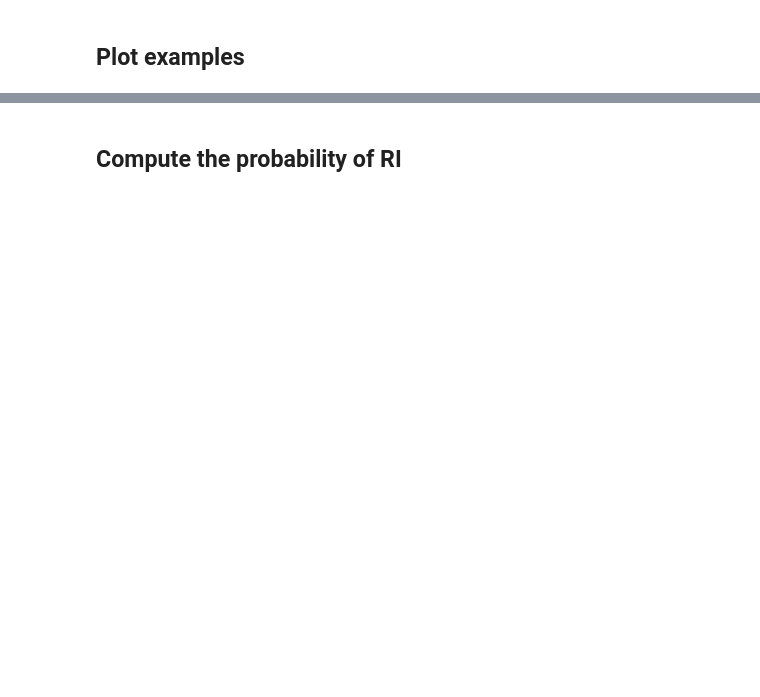
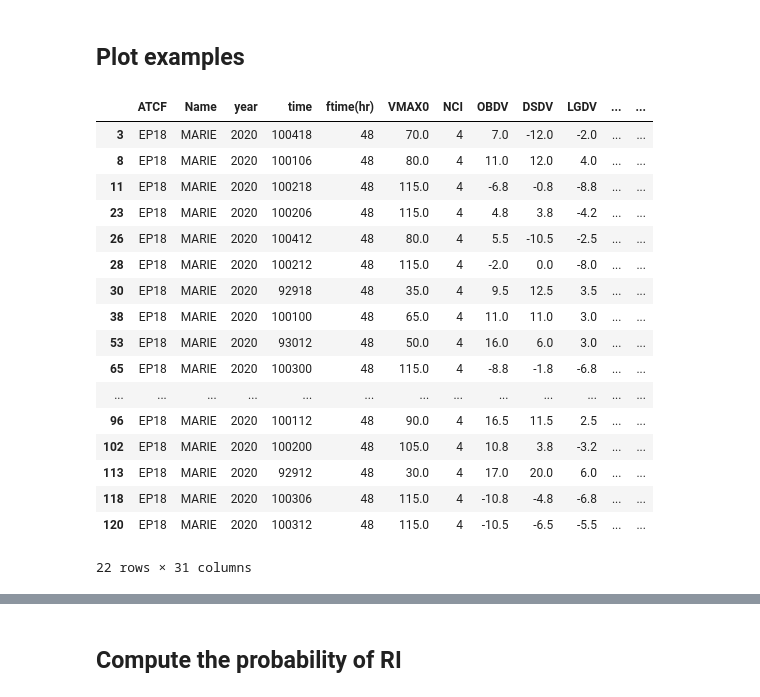
Before and after one commit to eabarnes1010/hurricane_uqcomparisons, a Jupyter notebook: _plot_singleModel.ipynb, the cells around one changed output, grey strips where cells are left out. Cells and saved outputs as stored; diff of their text form; code cells hidden in the pictures; blank space fills up the shorter version.

```diff
--- a/_plot_singleModel.ipynb
+++ b/_plot_singleModel.ipynb
@@ -462,5 +466,26 @@ plt.show()
 # %% [markdown]
 ## Plot examples
+# %%
+df_test[df_test["Name"]=='MARIE']
+# %% [output]
+|  | ATCF | Name | year | time | ftime(hr) | VMAX0 | NCI | OBDV | DSDV | LGDV | ... | ... |
+| 3 | EP18 | MARIE | 2020 | 100418 | 48 | 70.0 | 4 | 7.0 | -12.0 | -2.0 | ... | ... |
+| 8 | EP18 | MARIE | 2020 | 100106 | 48 | 80.0 | 4 | 11.0 | 12.0 | 4.0 | ... | ... |
+| 11 | EP18 | MARIE | 2020 | 100218 | 48 | 115.0 | 4 | -6.8 | -0.8 | -8.8 | ... | ... |
+| 23 | EP18 | MARIE | 2020 | 100206 | 48 | 115.0 | 4 | 4.8 | 3.8 | -4.2 | ... | ... |
+| 26 | EP18 | MARIE | 2020 | 100412 | 48 | 80.0 | 4 | 5.5 | -10.5 | -2.5 | ... | ... |
+| 28 | EP18 | MARIE | 2020 | 100212 | 48 | 115.0 | 4 | -2.0 | 0.0 | -8.0 | ... | ... |
+| 30 | EP18 | MARIE | 2020 | 92918 | 48 | 35.0 | 4 | 9.5 | 12.5 | 3.5 | ... | ... |
+| 38 | EP18 | MARIE | 2020 | 100100 | 48 | 65.0 | 4 | 11.0 | 11.0 | 3.0 | ... | ... |
+| 53 | EP18 | MARIE | 2020 | 93012 | 48 | 50.0 | 4 | 16.0 | 6.0 | 3.0 | ... | ... |
+| 65 | EP18 | MARIE | 2020 | 100300 | 48 | 115.0 | 4 | -8.8 | -1.8 | -6.8 | ... | ... |
+| ... | ... | ... | ... | ... | ... | ... | ... | ... | ... | ... | ... | ... |
+| 96 | EP18 | MARIE | 2020 | 100112 | 48 | 90.0 | 4 | 16.5 | 11.5 | 2.5 | ... | ... |
+| 102 | EP18 | MARIE | 2020 | 100200 | 48 | 105.0 | 4 | 10.8 | 3.8 | -3.2 | ... | ... |
+| 113 | EP18 | MARIE | 2020 | 92912 | 48 | 30.0 | 4 | 17.0 | 20.0 | 6.0 | ... | ... |
+| 118 | EP18 | MARIE | 2020 | 100306 | 48 | 115.0 | 4 | -10.8 | -4.8 | -6.8 | ... | ... |
+| 120 | EP18 | MARIE | 2020 | 100312 | 48 | 115.0 | 4 | -10.5 | -6.5 | -5.5 | ... | ... |
+22 rows × 31 columns
 # %%
 colors = ('#D95980','#284E60','#E1A730','#284E60','#C3B1E1','#351F27','#A9C961')
 # PLOTTING TESTING DATA ONLY
```
Also changed, not shown: parts of 12 cells of this notebook, 18 other files.
